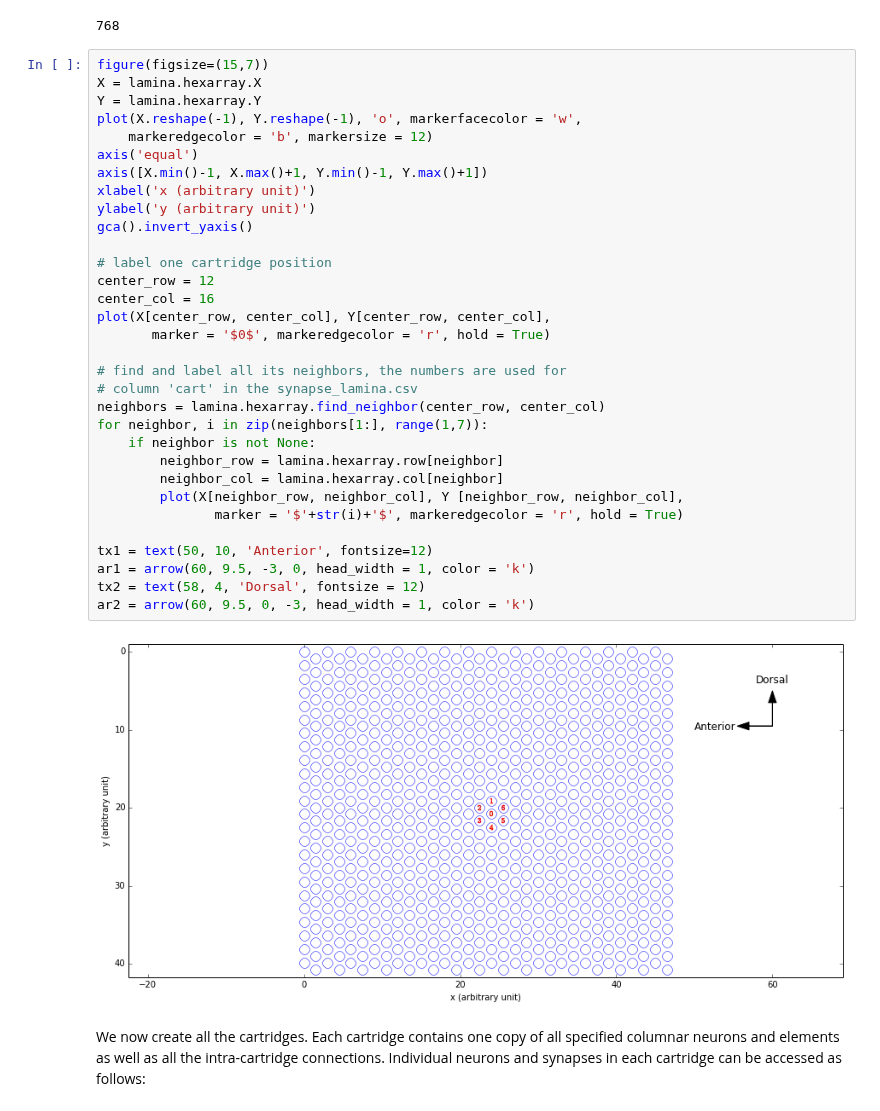
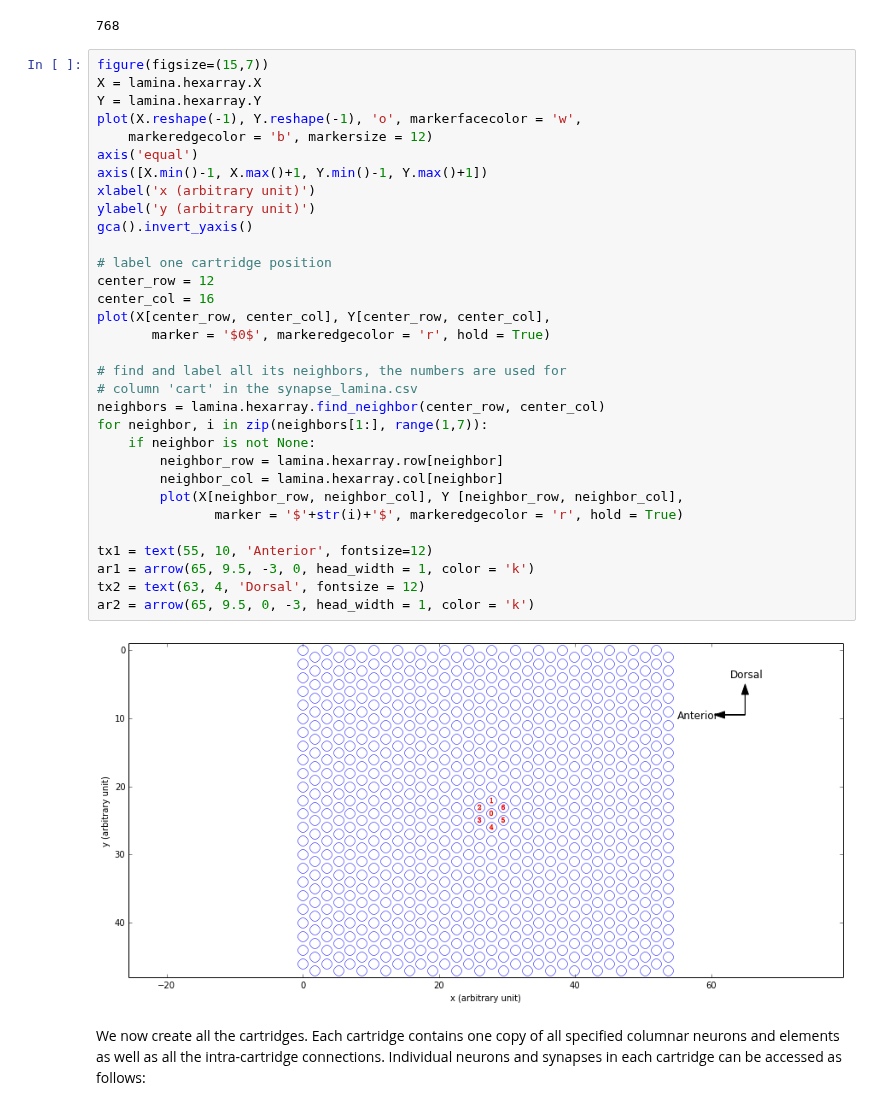
Before and after one commit to neurokernel/neurokernel, a Jupyter notebook: notebooks/lamina.ipynb, the cells around one changed output. Saved outputs shown, nothing was run; the diff lists cells and outputs as text.

```diff
--- a/notebooks/lamina.ipynb
+++ b/notebooks/lamina.ipynb
@@ -92,37 +90,37 @@ print lamina.num_cartridges
 # %%
 figure(figsize=(15,7))
 X = lamina.hexarray.X
 Y = lamina.hexarray.Y
 plot(X.reshape(-1), Y.reshape(-1), 'o', markerfacecolor = 'w',
     markeredgecolor = 'b', markersize = 12)
 axis('equal')
 axis([X.min()-1, X.max()+1, Y.min()-1, Y.max()+1])
 xlabel('x (arbitrary unit)')
 ylabel('y (arbitrary unit)')
 gca().invert_yaxis()
 
 # label one cartridge position
 center_row = 12
 center_col = 16
 plot(X[center_row, center_col], Y[center_row, center_col],
        marker = '$0$', markeredgecolor = 'r', hold = True)
 
 # find and label all its neighbors, the numbers are used for
 # column 'cart' in the synapse_lamina.csv
 neighbors = lamina.hexarray.find_neighbor(center_row, center_col)
 for neighbor, i in zip(neighbors[1:], range(1,7)):
     if neighbor is not None:
         neighbor_row = lamina.hexarray.row[neighbor]
         neighbor_col = lamina.hexarray.col[neighbor]
         plot(X[neighbor_row, neighbor_col], Y [neighbor_row, neighbor_col],
                marker = '$'+str(i)+'$', markeredgecolor = 'r', hold = True)
 
-tx1 = text(50, 10, 'Anterior', fontsize=12)
-ar1 = arrow(60, 9.5, -3, 0, head_width = 1, color = 'k')
-tx2 = text(58, 4, 'Dorsal', fontsize = 12)
-ar2 = arrow(60, 9.5, 0, -3, head_width = 1, color = 'k')
+tx1 = text(55, 10, 'Anterior', fontsize=12)
+ar1 = arrow(65, 9.5, -3, 0, head_width = 1, color = 'k')
+tx2 = text(63, 4, 'Dorsal', fontsize = 12)
+ar2 = arrow(65, 9.5, 0, -3, head_width = 1, color = 'k')
 # %% [output]
-[figure, old version]
+[figure, new version]
 # %% [markdown]
 We now create all the cartridges. Each cartridge contains one copy of all specified columnar neurons and elements as well as all the intra-cartridge connections. Individual neurons and synapses in each cartridge can be accessed as follows:
 # %%
```
Also changed, not shown: parts of 5 cells of this notebook.
